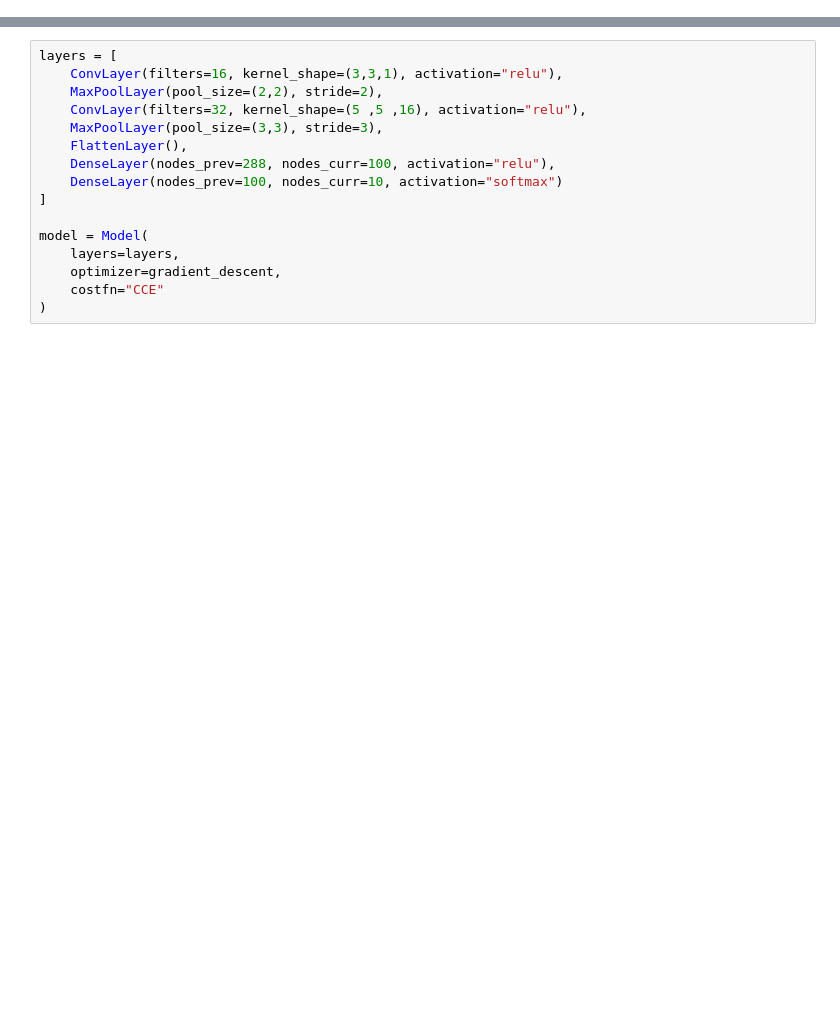
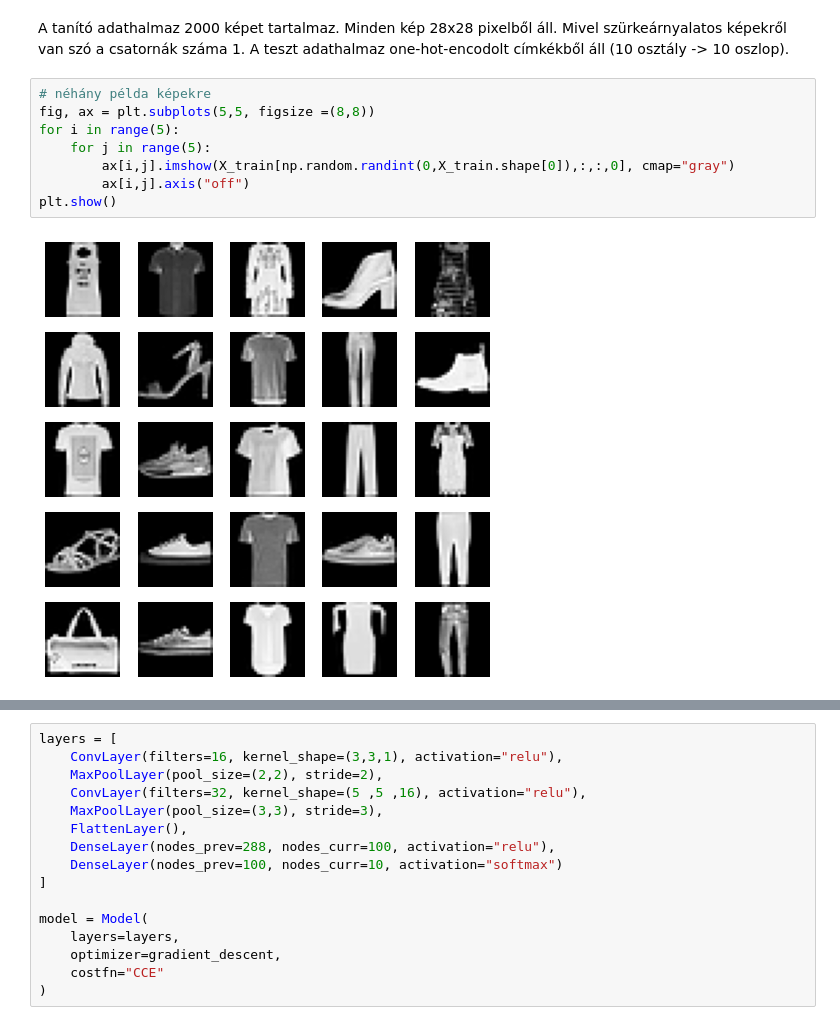
Before and after one commit to TopiCsarno/Adaptiv_hazi, a Jupyter notebook: CNN_2D_classifier.ipynb, the cells around one changed output, grey strips where cells are left out. Saved outputs shown, nothing was run; the diff lists cells and outputs as text; blank space fills up the shorter version.

```diff
--- a/CNN_2D_classifier.ipynb
+++ b/CNN_2D_classifier.ipynb
@@ -31,0 +49,13 @@ print(X_test.shape, y_test.shape)
+# %% [markdown]
+A tanító adathalmaz 2000 képet tartalmaz. Minden kép 28x28 pixelből áll. Mivel szürkeárnyalatos képekről van szó a csatornák száma 1.
+A teszt adathalmaz one-hot-encodolt címkékből áll (10 osztály -> 10 oszlop).
+# %%
+# néhány példa képekre
+fig, ax = plt.subplots(5,5, figsize =(8,8))
+for i in range(5):
+    for j in range(5):
+        ax[i,j].imshow(X_train[np.random.randint(0,X_train.shape[0]),:,:,0], cmap="gray")
+        ax[i,j].axis("off")
+plt.show()
+# %% [output]
+[figure, added]
```
Also changed, not shown: parts of 8 cells of this notebook, 13 other files.
